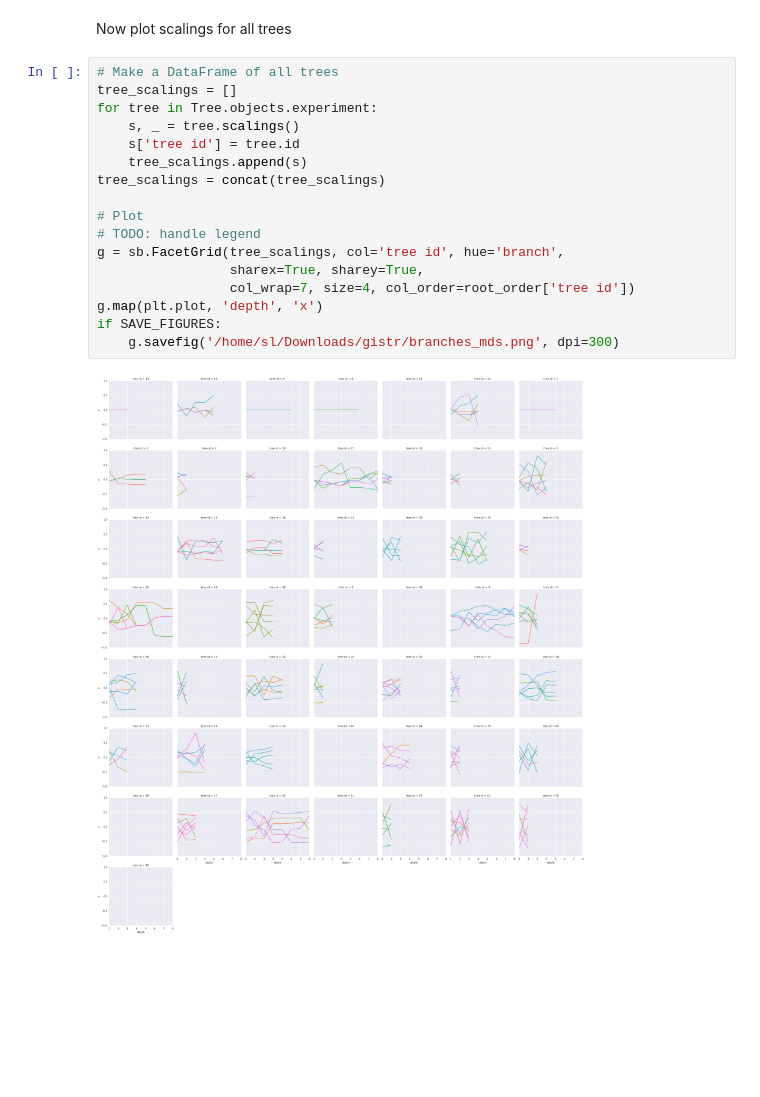
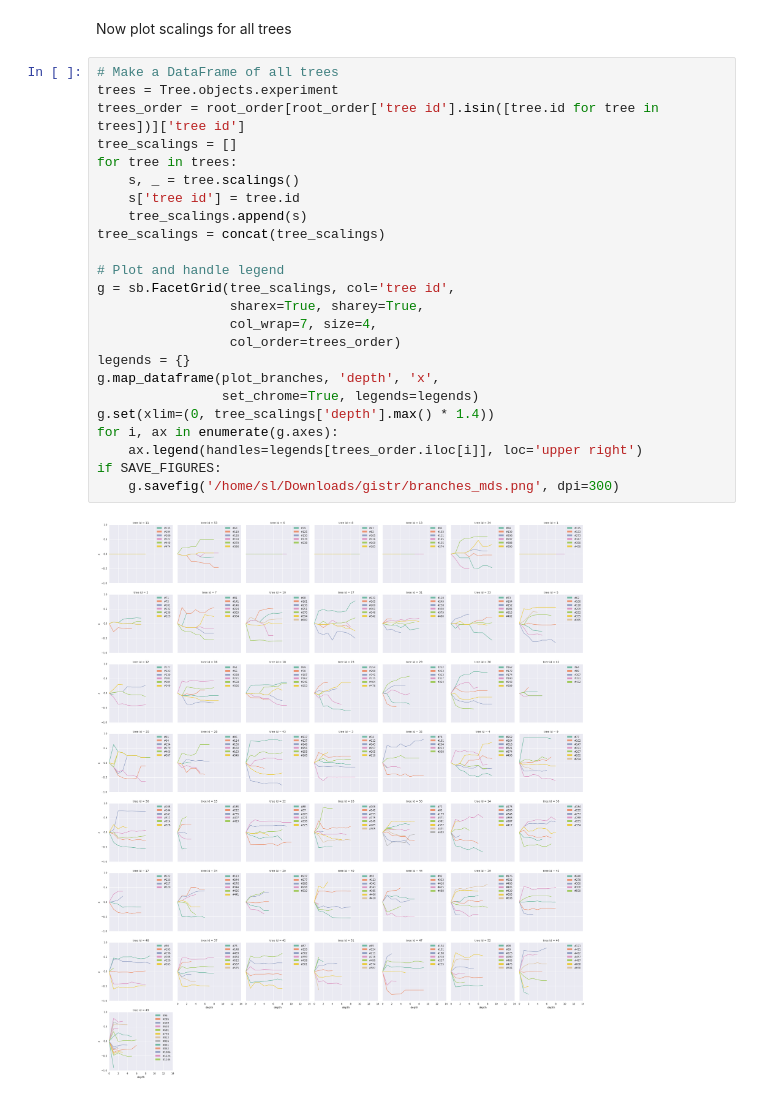
Before and after one commit to interpretation-experiment/analysis, a Jupyter notebook: notebooks/variability.ipynb, the cells around one changed output. Drawn from its saved outputs; the diff is of its cells as text; blank space fills up the shorter version.

```diff
--- a/notebooks/variability.ipynb
+++ b/notebooks/variability.ipynb
@@ -222,20 +288,27 @@ Computing... #1 #2 #3 #4 #5 #6 #7 #8 #9 #10 #11 #12 #13 #14 #15 #16 #17 #18 #20
 Now plot scalings for all trees
 # %%
 # Make a DataFrame of all trees
+trees = Tree.objects.experiment
+trees_order = root_order[root_order['tree id'].isin([tree.id for tree in trees])]['tree id']
 tree_scalings = []
-for tree in Tree.objects.experiment:
+for tree in trees:
     s, _ = tree.scalings()
     s['tree id'] = tree.id
     tree_scalings.append(s)
 tree_scalings = concat(tree_scalings)
 
-# Plot
-# TODO: handle legend
-g = sb.FacetGrid(tree_scalings, col='tree id', hue='branch',
+# Plot and handle legend
+g = sb.FacetGrid(tree_scalings, col='tree id',
                  sharex=True, sharey=True,
-                 col_wrap=7, size=4, col_order=root_order['tree id'])
-g.map(plt.plot, 'depth', 'x')
+                 col_wrap=7, size=4,
+                 col_order=trees_order)
+legends = {}
+g.map_dataframe(plot_branches, 'depth', 'x',
+                set_chrome=True, legends=legends)
+g.set(xlim=(0, tree_scalings['depth'].max() * 1.4))
+for i, ax in enumerate(g.axes):
+    ax.legend(handles=legends[trees_order.iloc[i]], loc='upper right')
 if SAVE_FIGURES:
     g.savefig('/home/sl/Downloads/gistr/branches_mds.png', dpi=300)
 # %% [output]
-[figure, old version]
+[figure, new version]
```
Also changed, not shown: parts of 6 cells of this notebook.
